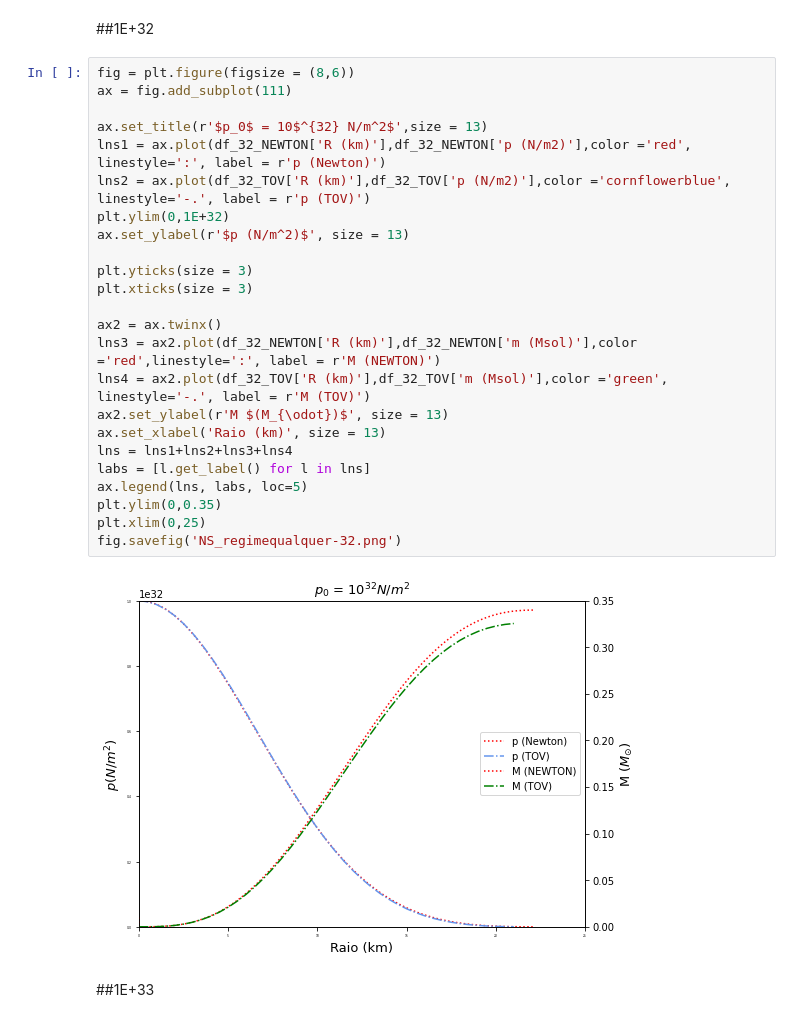
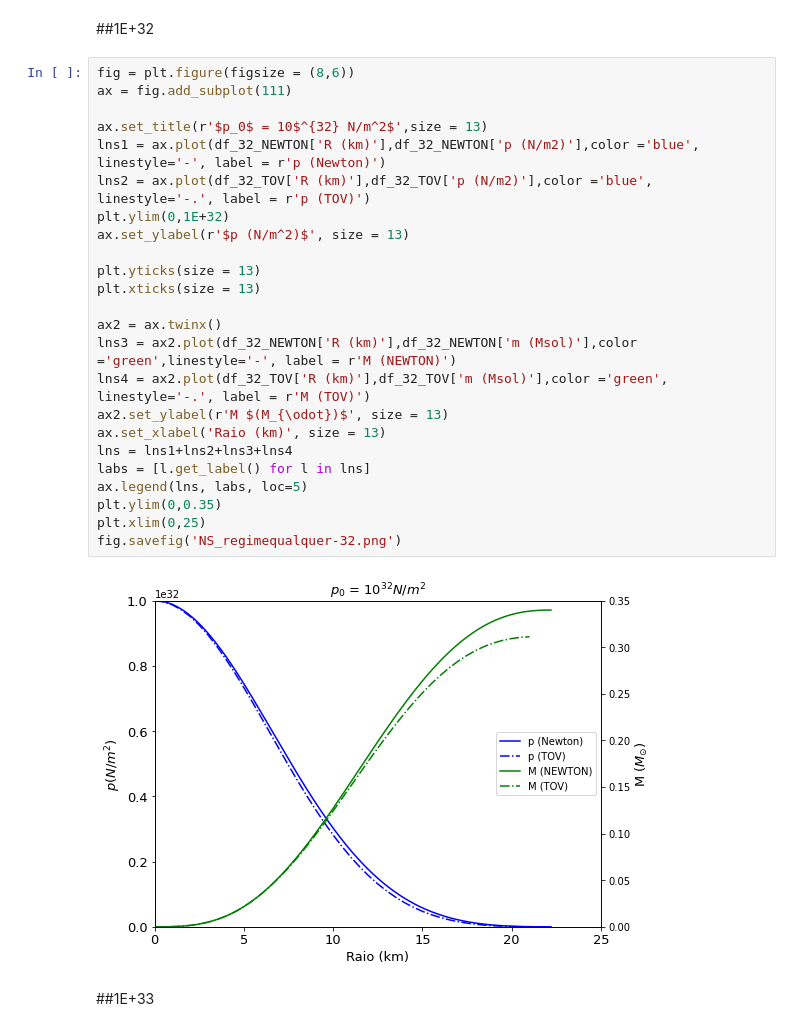
Before and after one commit to taticorrea/monografia, a Jupyter notebook: NS_NEWTON_TOV.ipynb, the cells around one changed output. Drawn from its saved outputs; the diff is of its cells as text.

```diff
--- a/NS_NEWTON_TOV.ipynb
+++ b/NS_NEWTON_TOV.ipynb
@@ -243,29 +242,29 @@ df_4e36_TOV = pd.read_csv('NS-TOV_regimequalquer-4e36.csv')
 # %%
 fig = plt.figure(figsize = (8,6))
 ax = fig.add_subplot(111)
 
 ax.set_title(r'$p_0$ = 10$^{32} N/m^2$',size = 13)
-lns1 = ax.plot(df_32_NEWTON['R (km)'],df_32_NEWTON['p (N/m2)'],color ='red', linestyle=':', label = r'p (Newton)')
-lns2 = ax.plot(df_32_TOV['R (km)'],df_32_TOV['p (N/m2)'],color ='cornflowerblue', linestyle='-.', label = r'p (TOV)')
+lns1 = ax.plot(df_32_NEWTON['R (km)'],df_32_NEWTON['p (N/m2)'],color ='blue', linestyle='-', label = r'p (Newton)')
+lns2 = ax.plot(df_32_TOV['R (km)'],df_32_TOV['p (N/m2)'],color ='blue', linestyle='-.', label = r'p (TOV)')
 plt.ylim(0,1E+32)
 ax.set_ylabel(r'$p (N/m^2)$', size = 13)
 
-plt.yticks(size = 3)
-plt.xticks(size = 3)
+plt.yticks(size = 13)
+plt.xticks(size = 13)
 
 ax2 = ax.twinx()
-lns3 = ax2.plot(df_32_NEWTON['R (km)'],df_32_NEWTON['m (Msol)'],color ='red',linestyle=':', label = r'M (NEWTON)')
+lns3 = ax2.plot(df_32_NEWTON['R (km)'],df_32_NEWTON['m (Msol)'],color ='green',linestyle='-', label = r'M (NEWTON)')
 lns4 = ax2.plot(df_32_TOV['R (km)'],df_32_TOV['m (Msol)'],color ='green', linestyle='-.', label = r'M (TOV)')
 ax2.set_ylabel(r'M $(M_{\odot})$', size = 13)
 ax.set_xlabel('Raio (km)', size = 13)
 lns = lns1+lns2+lns3+lns4
 labs = [l.get_label() for l in lns]
 ax.legend(lns, labs, loc=5)
 plt.ylim(0,0.35)
 plt.xlim(0,25)
 fig.savefig('NS_regimequalquer-32.png')
 # %% [output]
-[figure, old version]
+[figure, new version]
 # %% [markdown]
 ##1E+33
 # %%
```
Also changed, not shown: parts of 12 cells of this notebook.
